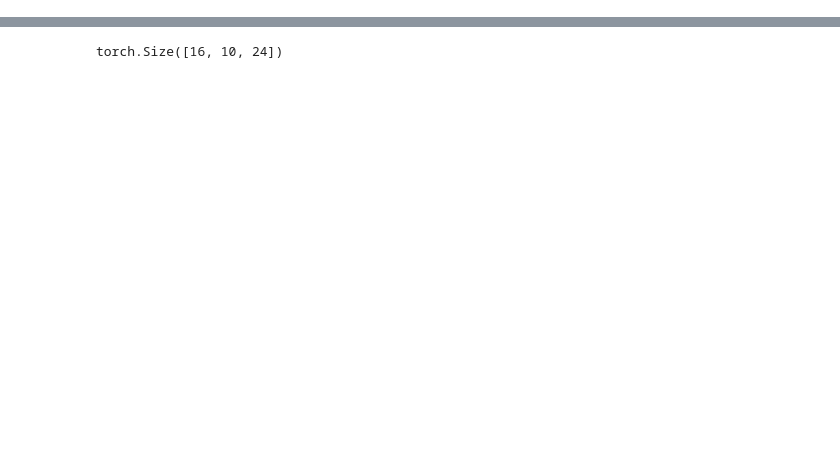
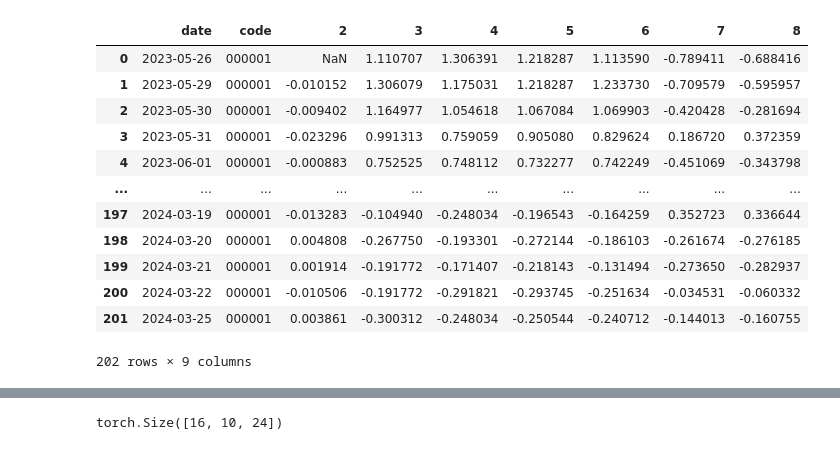
Before and after one commit to zhangmaosen/xiaojiucai, a Jupyter notebook: playground/001_xiaojiucai.ipynb, the cells around one changed output, grey strips where cells are left out. Saved outputs shown, nothing was run; the diff lists cells and outputs as text; code cells hidden in the pictures; blank space fills up the shorter version.

```diff
--- a/playground/001_xiaojiucai.ipynb
+++ b/playground/001_xiaojiucai.ipynb
@@ -89,0 +201,20 @@ df_train = pd.read_csv('/home/userroot/projs/xiaojiucai/astock/data/train.csv',s
+# %%
+import pandas as pd
+df_kline = pd.read_parquet("/home/userroot/projs/xiaojiucai/xiaojiucai_data/kline/000001.parquet")
+df_kline = df_kline.rename(columns={0:"date", 1:"code"})
+                           #columns=["date", "code", "close_movement", "open_zscore", "close_zscore", "high_zscore", "low_zscore", "trade_volumne_zscore", "biz_volumne_zscore"])
+df_kline
+# %% [output]
+|  | date | code | 2 | 3 | 4 | 5 | 6 | 7 | 8 |
+| 0 | 2023-05-26 | 000001 | NaN | 1.110707 | 1.306391 | 1.218287 | 1.113590 | -0.789411 | -0.688416 |
+| 1 | 2023-05-29 | 000001 | -0.010152 | 1.306079 | 1.175031 | 1.218287 | 1.233730 | -0.709579 | -0.595957 |
+| 2 | 2023-05-30 | 000001 | -0.009402 | 1.164977 | 1.054618 | 1.067084 | 1.069903 | -0.420428 | -0.281694 |
+| 3 | 2023-05-31 | 000001 | -0.023296 | 0.991313 | 0.759059 | 0.905080 | 0.829624 | 0.186720 | 0.372359 |
+| 4 | 2023-06-01 | 000001 | -0.000883 | 0.752525 | 0.748112 | 0.732277 | 0.742249 | -0.451069 | -0.343798 |
+| ... | ... | ... | ... | ... | ... | ... | ... | ... | ... |
+| 197 | 2024-03-19 | 000001 | -0.013283 | -0.104940 | -0.248034 | -0.196543 | -0.164259 | 0.352723 | 0.336644 |
+| 198 | 2024-03-20 | 000001 | 0.004808 | -0.267750 | -0.193301 | -0.272144 | -0.186103 | -0.261674 | -0.276185 |
+| 199 | 2024-03-21 | 000001 | 0.001914 | -0.191772 | -0.171407 | -0.218143 | -0.131494 | -0.273650 | -0.282937 |
+| 200 | 2024-03-22 | 000001 | -0.010506 | -0.191772 | -0.291821 | -0.293745 | -0.251634 | -0.034531 | -0.060332 |
+| 201 | 2024-03-25 | 000001 | 0.003861 | -0.300312 | -0.248034 | -0.250544 | -0.240712 | -0.144013 | -0.160755 |
+202 rows × 9 columns
```
Also changed, not shown: parts of 15 cells of this notebook, 5 other files.
